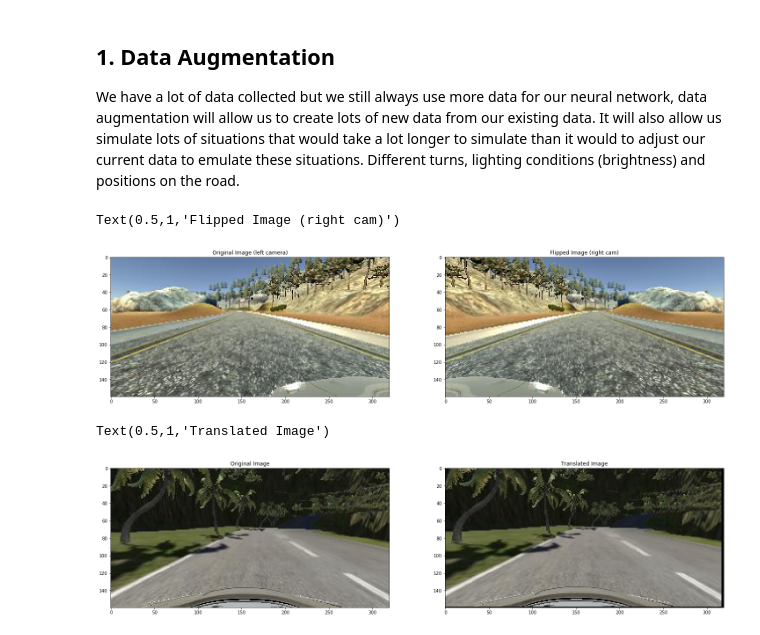
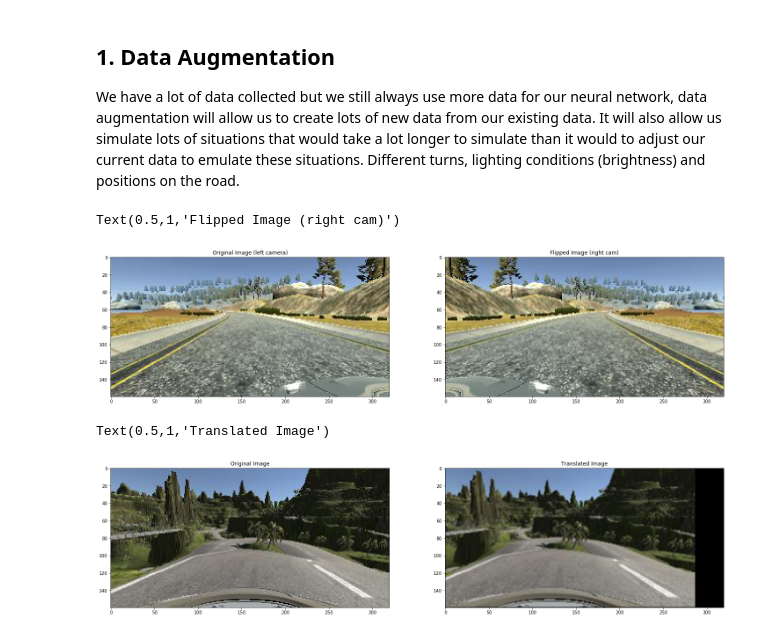
Before and after one commit to RobJLeonard/SelfDrivingCar, a Jupyter notebook: BehaviouralCloning/Training Data.ipynb, the cells around one changed output. Saved outputs shown, nothing was run; the diff lists cells and outputs as text; code cells hidden in the pictures.

```diff
--- a/BehaviouralCloning/Training Data.ipynb
+++ b/BehaviouralCloning/Training Data.ipynb
@@ -81,7 +81,7 @@ Image shape: (160, 320, 3)
 # Visualising the steering angle distribution
 
 #size of steering angle bins
-binSize = 51
+binSize = 25
 
 hist, bins = np.histogram(df.steering, binSize)
 center = (bins[:-1] + bins[1:])/2
@@ -219,45 +212,46 @@ plt.imshow(flip(image, 0)[0])
 plt.title('Flipped Image (right cam)')
 # %% [output]
 Text(0.5,1,'Flipped Image (right cam)')
-[figure, old version]
+[figure, new version]
 # %%
 # Translating Images
 
 def translation(image, steering, trans_range_x, trans_range_y):
 
+    #HYPERPARAMETER
     steeringCorrectionPerPixel = 0.008
     num_rows, num_cols = image.shape[:2]
 
     # translation in the x direction
     # (range * random(0-1)) - (range/2)
     # distributes the range randomly either side of 0
     tx = trans_range_x * np.random.uniform() - (trans_range_x / 2)
 
     # translation in the y direction
     # distribute the range randomly either side of 0
     ty = trans_range_y * np.random.uniform() - trans_range_y / 2
 
     steering = steering + tx / trans_range_x * steeringCorrectionPerPixel
 
     translation_matrix = np.float32([ [1,0,tx], [0,1,ty] ])
     img_translation = cv2.warpAffine(image, translation_matrix, (num_cols, num_rows))
     return img_translation, steering
 
 
-image = cv2.imread(df.loc[100][0].strip())
-#image = cv2.imread(df.loc[np.random.randint(len(df))][0].strip())
+#image = cv2.imread(df.loc[100][0].strip())
+image = cv2.imread(df.loc[np.random.randint(len(df))][0].strip())
 image = cv2.cvtColor(image, cv2.COLOR_BGR2RGB)
 
 plt.subplots(figsize=(25,12))
 plt.subplot(121)
 plt.imshow(image)
 plt.title('Original Image')
 plt.subplot(122)
 plt.imshow(translation(image, 0, 80, 10)[0])
 plt.title('Translated Image')
 # %% [output]
 Text(0.5,1,'Translated Image')
-[figure, old version]
+[figure, new version]
 # %%
 # Brightness variation
 # vary the brightness of images and keep steering angle the same
```
Also changed, not shown: parts of 8 cells of this notebook.
